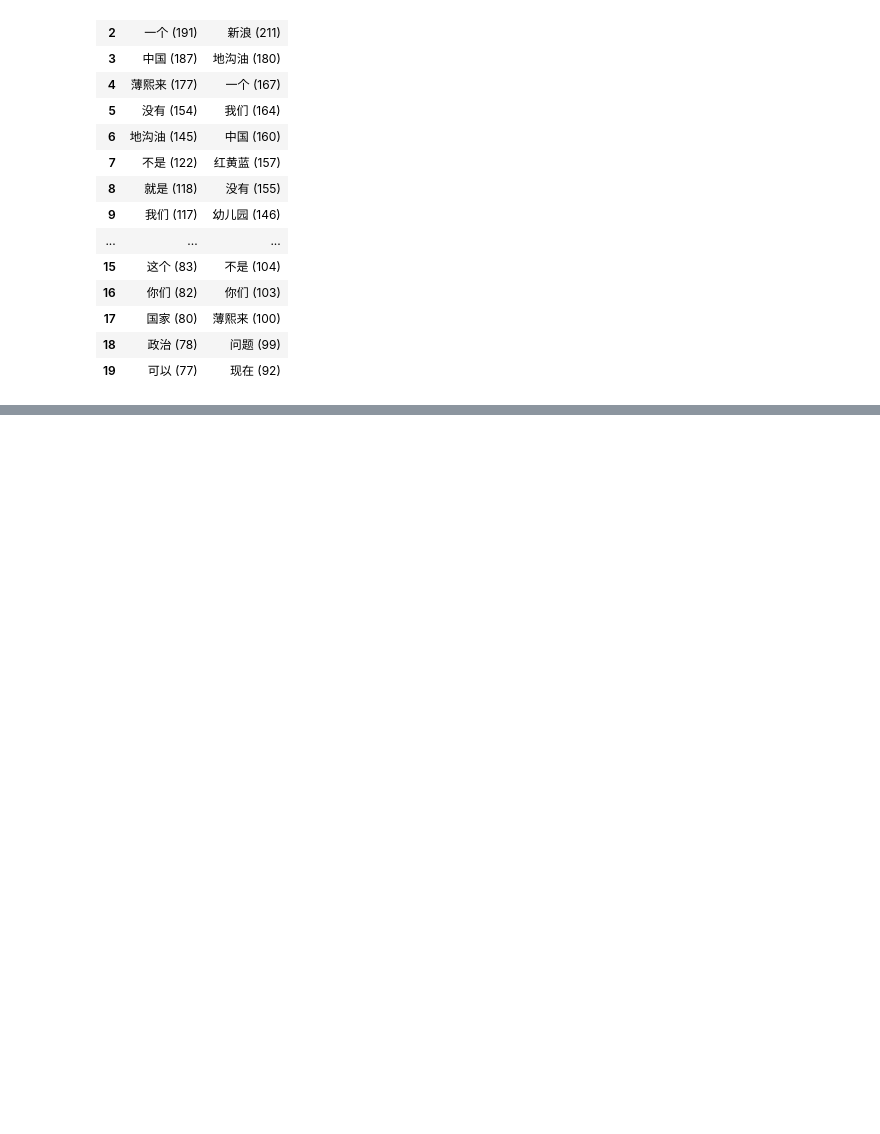
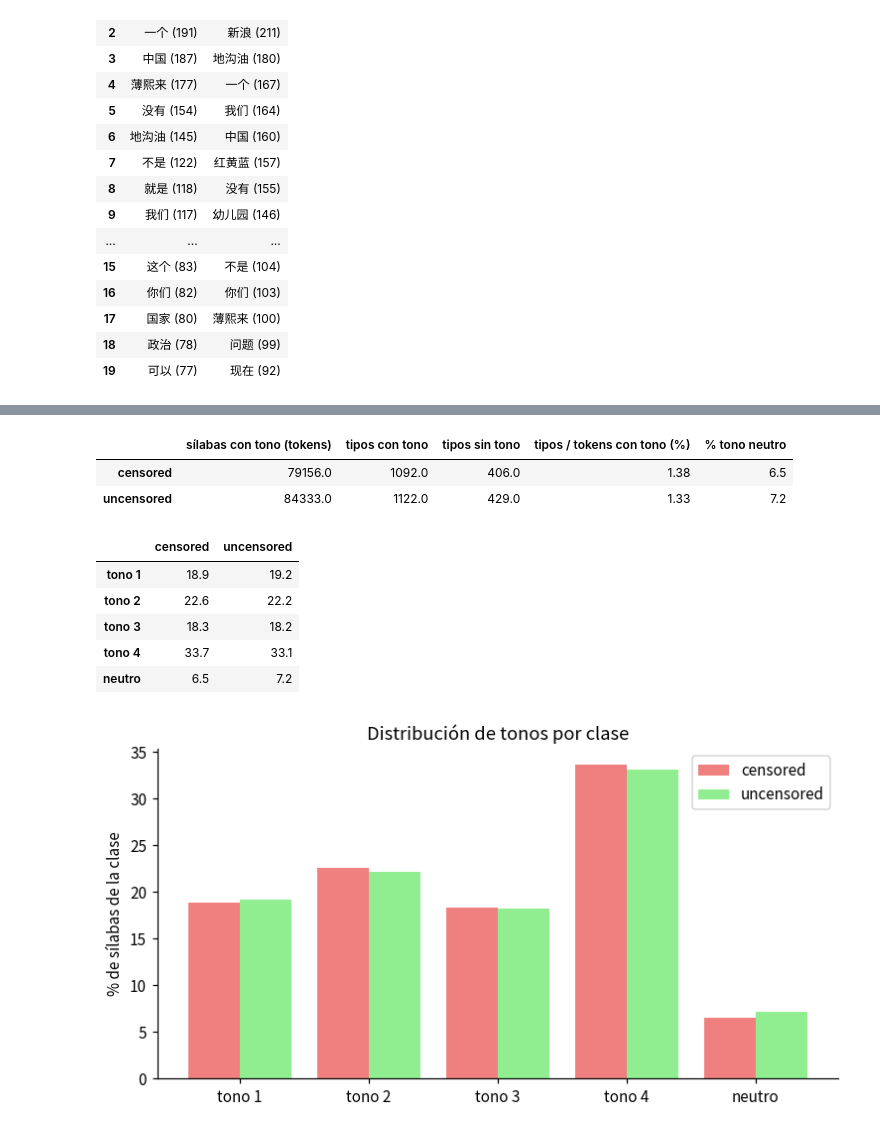
Before and after one commit to Garp02/censorship-linguistic-detection-zh, a Jupyter notebook: eda.ipynb, the cells around one changed output, grey strips where cells are left out. Cells and saved outputs as stored; diff of their text form; code cells hidden in the pictures; blank space fills up the shorter version.

```diff
--- a/eda.ipynb
+++ b/eda.ipynb
@@ -294,0 +495,48 @@ Vocabulario por clase: {'censored': 10189, 'uncensored': 10417}
+# %%
+def silabas_con_tono(p):
+    return [t for t in p.split() if re.fullmatch(r'[a-z]+[1-5]?', t)]
+
+def tono(t):
+    return t[-1] if t[-1] in '1234' else 'neutro'
+
+df['sil_tono'] = df['pinyin'].apply(silabas_con_tono)
+
+filas, dist_tono = {}, {}
+for e in ['censored', 'uncensored']:
+    sub = df.loc[df.etiqueta == e]
+    con = Counter(t for lst in sub['sil_tono'] for t in lst)
+    sin = Counter(s for lst in sub['silabas'] for s in lst)
+    tn = Counter(tono(t) for lst in sub['sil_tono'] for t in lst)
+    n = sum(con.values())
+    filas[e] = {'sílabas con tono (tokens)': n,
+                'tipos con tono': len(con),
+                'tipos sin tono': len(sin),
+                'tipos / tokens con tono (%)': round(len(con) / n * 100, 2),
+                '% tono neutro': round(tn['neutro'] / n * 100, 1)}
+    dist_tono[e] = tn
+
+display(pd.DataFrame(filas).T)
+
+tab_tono = pd.DataFrame(dist_tono).reindex(['1', '2', '3', '4', 'neutro']).fillna(0)
+pct_tono = (tab_tono / tab_tono.sum() * 100).round(1)
+pct_tono.index = ['tono 1', 'tono 2', 'tono 3', 'tono 4', 'neutro']
+display(pct_tono)
+
+x = np.arange(len(pct_tono)); w = 0.4
+fig, ax = plt.subplots(figsize=(7, 3.8))
+ax.bar(x - w/2, pct_tono['censored'], w, color=col['censored'], label='censored')
+ax.bar(x + w/2, pct_tono['uncensored'], w, color=col['uncensored'], label='uncensored')
+ax.set_xticks(x); ax.set_xticklabels(pct_tono.index)
+ax.set_ylabel('% de sílabas de la clase'); ax.set_title('Distribución de tonos por clase')
+ax.legend(); plt.tight_layout(); plt.show()
+# %% [output]
+|  | sílabas con tono (tokens) | tipos con tono | tipos sin tono | tipos / tokens con tono (%) | % tono neutro |
+| censored | 79156.0 | 1092.0 | 406.0 | 1.38 | 6.5 |
+| uncensored | 84333.0 | 1122.0 | 429.0 | 1.33 | 7.2 |
+|  | censored | uncensored |
+| tono 1 | 18.9 | 19.2 |
+| tono 2 | 22.6 | 22.2 |
+| tono 3 | 18.3 | 18.2 |
+| tono 4 | 33.7 | 33.1 |
+| neutro | 6.5 | 7.2 |
+[figure, added]
```
Also changed, not shown: parts of 34 cells of this notebook, 1 other file.
